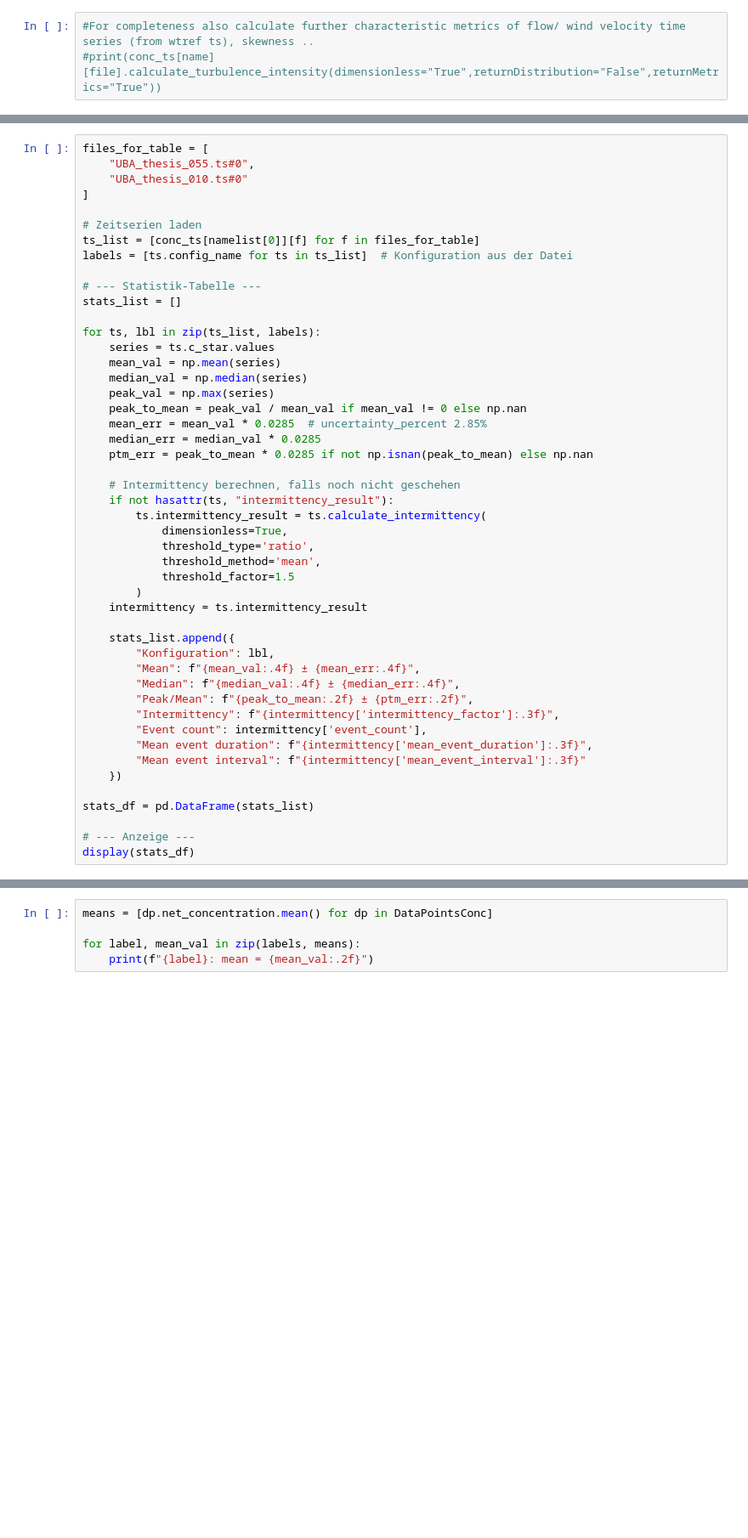
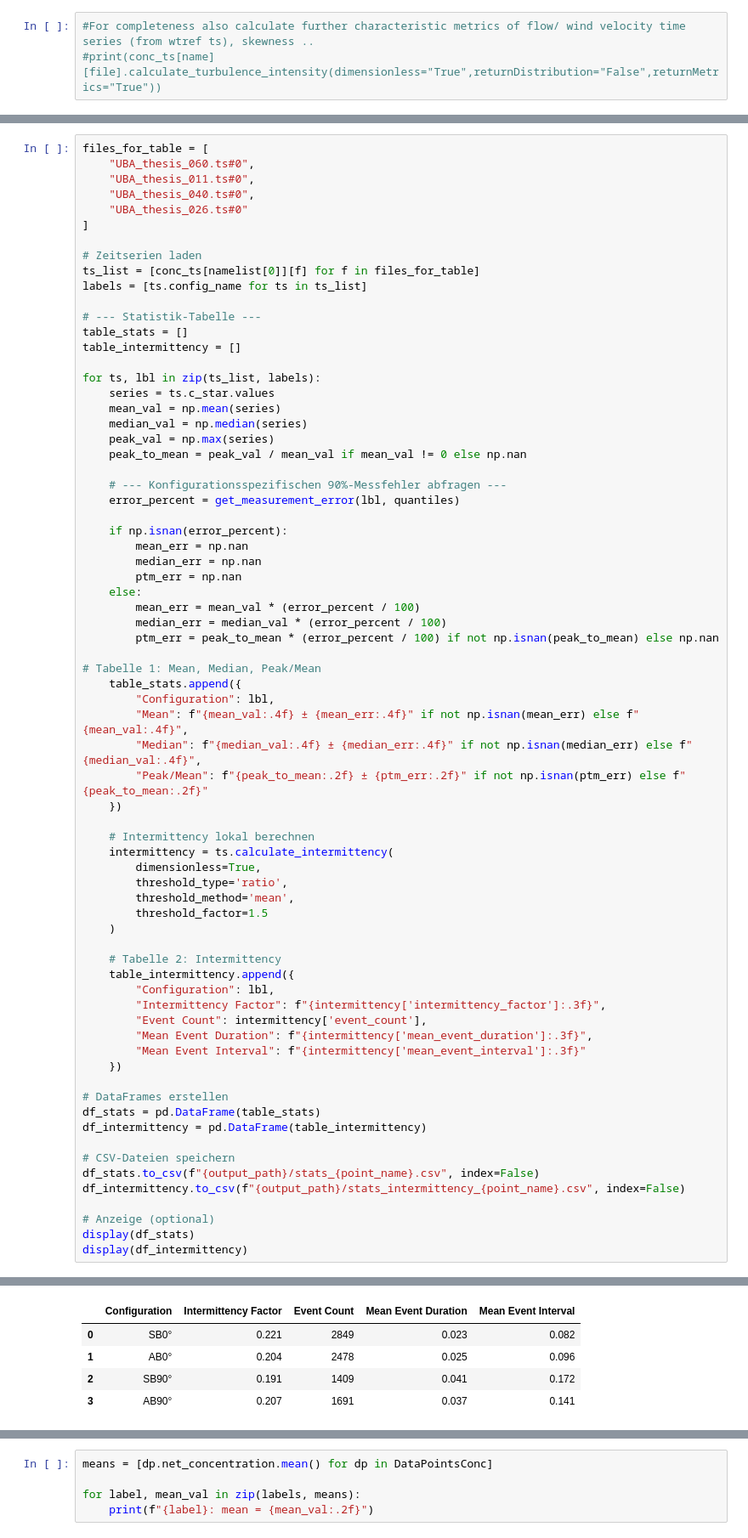
Before and after one commit to noradoralaexploradora/windtunnelsofware, a Jupyter notebook: DataAnalysis.ipynb, the cells around one changed output, grey strips where cells are left out. Shown at 85% size. Drawn from its saved outputs; the diff is of its cells as text; blank space fills up the shorter version.

```diff
--- a/DataAnalysis.ipynb
+++ b/DataAnalysis.ipynb
@@ -629,15 +781,18 @@ visualize_boxplot(
 # %%
 files_for_table = [
-    "UBA_thesis_055.ts#0",
-    "UBA_thesis_010.ts#0"
+    "UBA_thesis_060.ts#0",
+    "UBA_thesis_011.ts#0",
+    "UBA_thesis_040.ts#0",
+    "UBA_thesis_026.ts#0"
 ]
 
 # Zeitserien laden
 ts_list = [conc_ts[namelist[0]][f] for f in files_for_table]
-labels = [ts.config_name for ts in ts_list]  # Konfiguration aus der Datei
+labels = [ts.config_name for ts in ts_list]
 
 # --- Statistik-Tabelle ---
-stats_list = []
+table_stats = []
+table_intermittency = []
 
 for ts, lbl in zip(ts_list, labels):
     series = ts.c_star.values
@@ -645,32 +800,53 @@ for ts, lbl in zip(ts_list, labels):
     median_val = np.median(series)
     peak_val = np.max(series)
     peak_to_mean = peak_val / mean_val if mean_val != 0 else np.nan
-    mean_err = mean_val * 0.0285  # uncertainty_percent 2.85%
-    median_err = median_val * 0.0285
-    ptm_err = peak_to_mean * 0.0285 if not np.isnan(peak_to_mean) else np.nan
 
-    # Intermittency berechnen, falls noch nicht geschehen
-    if not hasattr(ts, "intermittency_result"):
-        ts.intermittency_result = ts.calculate_intermittency(
-            dimensionless=True,
-            threshold_type='ratio',
-            threshold_method='mean',
-            threshold_factor=1.5
-        )
-    intermittency = ts.intermittency_result
+    # --- Konfigurationsspezifischen 90%-Messfehler abfragen ---
+    error_percent = get_measurement_error(lbl, quantiles)
 
-    stats_list.append({
-        "Konfiguration": lbl,
-        "Mean": f"{mean_val:.4f} ± {mean_err:.4f}",
-        "Median": f"{median_val:.4f} ± {median_err:.4f}",
-        "Peak/Mean": f"{peak_to_mean:.2f} ± {ptm_err:.2f}",
-        "Intermittency": f"{intermittency['intermittency_factor']:.3f}",
-        "Event count": intermittency['event_count'],
-        "Mean event duration": f"{intermittency['mean_event_duration']:.3f}",
-        "Mean event interval": f"{intermittency['mean_event_interval']:.3f}"
+    if np.isnan(error_percent):
+        mean_err = np.nan
+        median_err = np.nan
+        ptm_err = np.nan
+    else:
+        mean_err = mean_val * (error_percent / 100)
+        median_err = median_val * (error_percent / 100)
+        ptm_err = peak_to_mean * (error_percent / 100) if not np.isnan(peak_to_mean) else np.nan
+
+# Tabelle 1: Mean, Median, Peak/Mean
+    table_stats.append({
+        "Configuration": lbl,
+        "Mean": f"{mean_val:.4f} ± {mean_err:.4f}" if not np.isnan(mean_err) else f"{mean_val:.4f}",
+        "Median": f"{median_val:.4f} ± {median_err:.4f}" if not np.isnan(median_err) else f"{median_val:.4f}",
+        "Peak/Mean": f"{peak_to_mean:.2f} ± {ptm_err:.2f}" if not np.isnan(ptm_err) else f"{peak_to_mean:.2f}"
     })
 
-stats_df = pd.DataFrame(stats_list)
+    # Intermittency lokal berechnen
+    intermittency = ts.calculate_intermittency(
+        dimensionless=True,
+        threshold_type='ratio',
+        threshold_method='mean',
+        threshold_factor=1.5
+    )
 
-# --- Anzeige ---
-display(stats_df)
+    # Tabelle 2: Intermittency
+    table_intermittency.append({
+        "Configuration": lbl,
+        "Intermittency Factor": f"{intermittency['intermittency_factor']:.3f}",
+        "Event Count": intermittency['event_count'],
+        "Mean Event Duration": f"{intermittency['mean_event_duration']:.3f}",
+        "Mean Event Interval": f"{intermittency['mean_event_interval']:.3f}"
+    })
+
+# DataFrames erstellen
+df_stats = pd.DataFrame(table_stats)
+df_intermittency = pd.DataFrame(table_intermittency)
+
+# CSV-Dateien speichern
+df_stats.to_csv(f"{output_path}/stats_{point_name}.csv", index=False)
+df_intermittency.to_csv(f"{output_path}/stats_intermittency_{point_name}.csv", index=False)
+
+# Anzeige (optional)
+display(df_stats)
+display(df_intermittency)
+# %% [output]
@@ -677,3 +858,8 @@ display(stats_df)
+|  | Configuration | Intermittency Factor | Event Count | Mean Event Duration | Mean Event Interval |
+| 0 | SB0° | 0.221 | 2849 | 0.023 | 0.082 |
+| 1 | AB0° | 0.204 | 2478 | 0.025 | 0.096 |
+| 2 | SB90° | 0.191 | 1409 | 0.041 | 0.172 |
+| 3 | AB90° | 0.207 | 1691 | 0.037 | 0.141 |
 # %%
 file1 = "UBA_thesis_001.ts#2"
 file2 = "UBA_thesis_036.ts#0"
```
Also changed, not shown: parts of 18 cells of this notebook.
